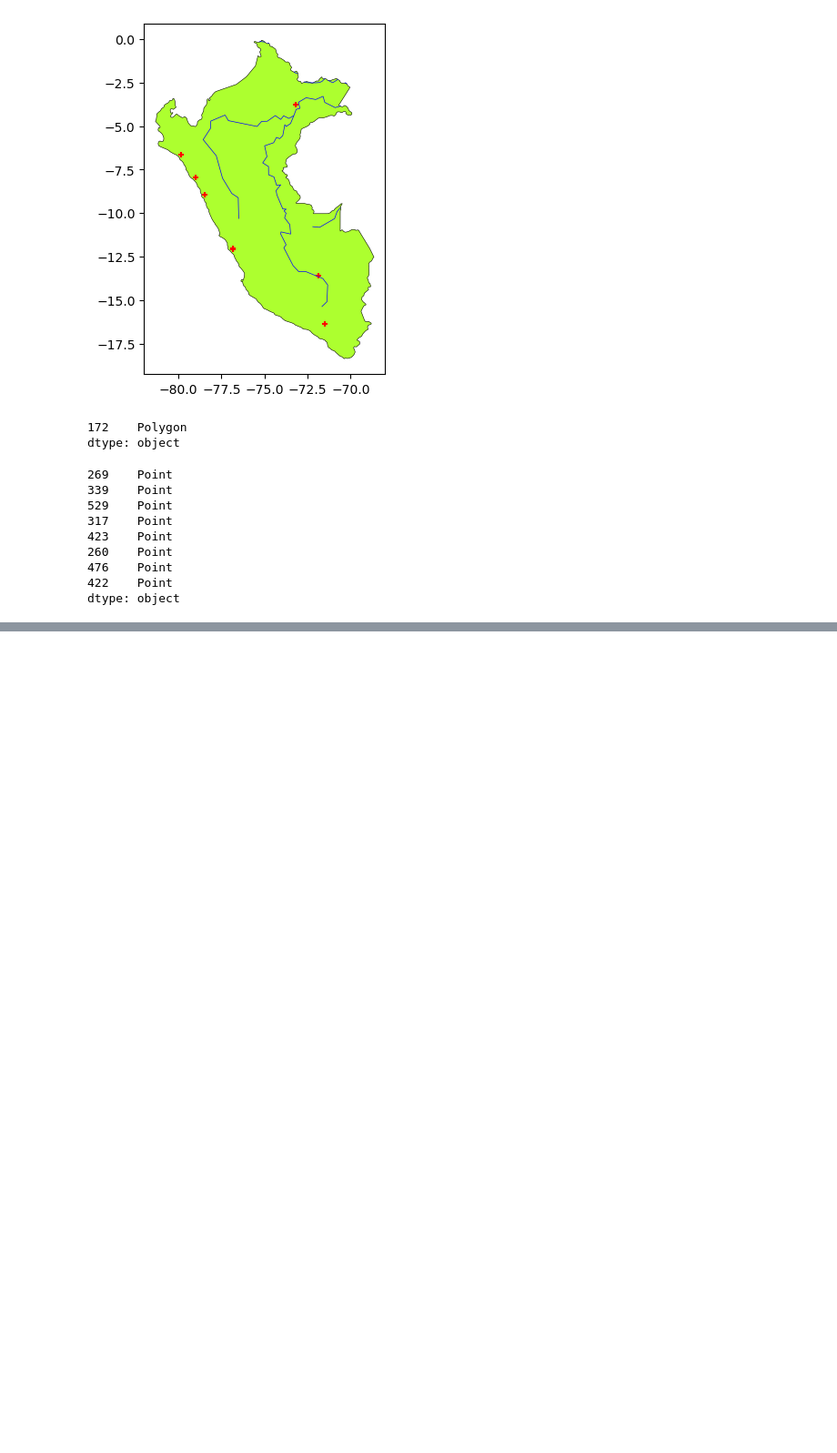
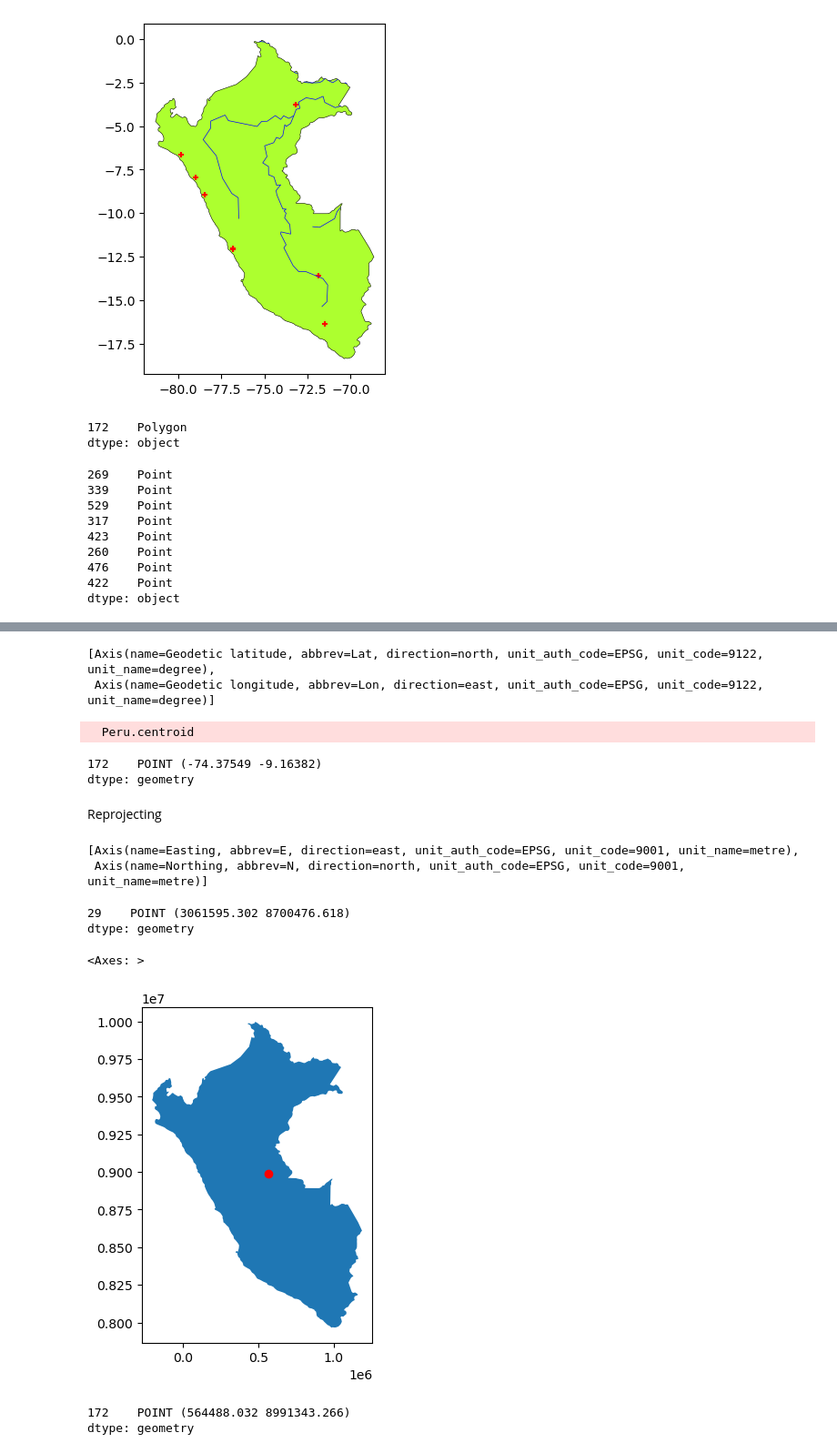
Before and after one commit to AlexNoblejas/introgeodf, a Jupyter notebook: Tarea2.ipynb, the cells around one changed output, grey strips where cells are left out. Shown at 91% size. Cells and saved outputs as stored; diff of their text form; code cells hidden in the pictures; blank space fills up the shorter version.

```diff
--- a/Tarea2.ipynb
+++ b/Tarea2.ipynb
@@ -175,0 +185,33 @@ riversPeru_clipped.geom_type
+# %%
+## check units
+Peru.crs.axis_info
+# %% [output]
+[Axis(name=Geodetic latitude, abbrev=Lat, direction=north, unit_auth_code=EPSG, unit_code=9122, unit_name=degree),
+ Axis(name=Geodetic longitude, abbrev=Lon, direction=east, unit_auth_code=EPSG, unit_code=9122, unit_name=degree)]
+# %%
+# centroid
+Peru.centroid
+# %% [output]
+  Peru.centroid
+172    POINT (-74.37549 -9.16382)
+dtype: geometry
+# %% [markdown]
+Reprojecting
+# %%
+# recommended for Peru (meters)
+Peru.to_crs(32718).crs.axis_info
+# %% [output]
+[Axis(name=Easting, abbrev=E, direction=east, unit_auth_code=EPSG, unit_code=9001, unit_name=metre),
+ Axis(name=Northing, abbrev=N, direction=north, unit_auth_code=EPSG, unit_code=9001, unit_name=metre)]
+# %%
+brazil.to_crs(32718).centroid
+# %% [output]
+29    POINT (3061595.302 8700476.618)
+dtype: geometry
+# %%
+# replotting:
+base32718=Peru.to_crs(32718).plot()
+Peru.to_crs(32718).centroid.plot(color='red',ax=base32718)
+# %% [output]
+<Axes: >
+[figure, added]
@@ -175,0 +232,5 @@ riversPeru_clipped.geom_type
+# %%
+Peru_32718.centroid
+# %% [output]
+172    POINT (564488.032 8991343.266)
+dtype: geometry
```
Also changed, not shown: parts of 21 cells of this notebook, 3 other files.
